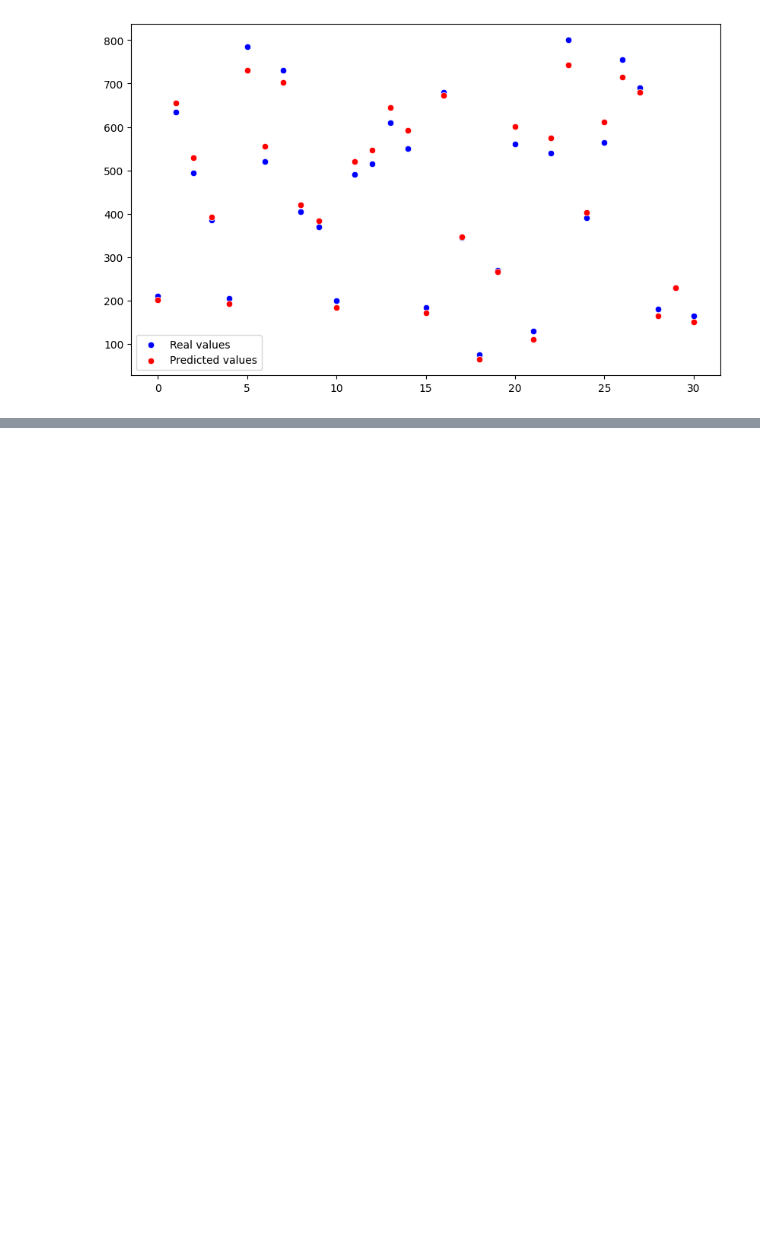
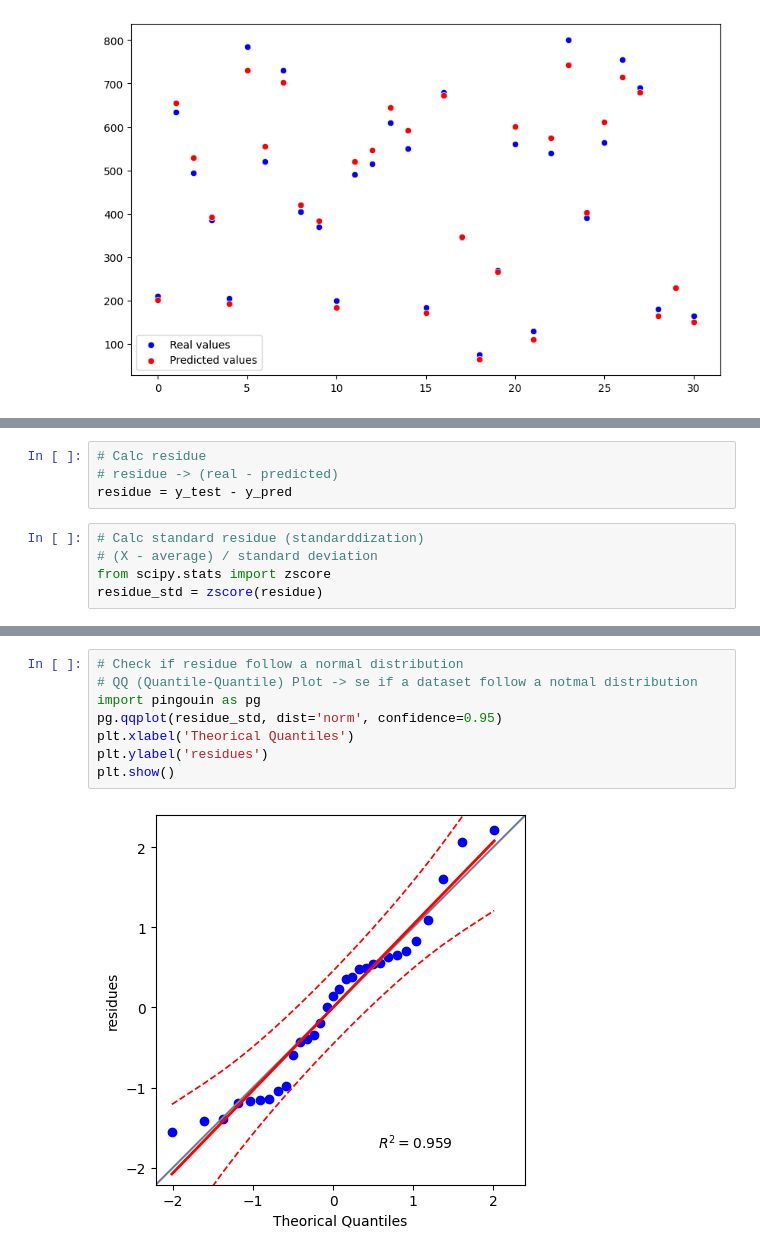
Before and after one commit to Suyannesara/ML_score_prevision, a Jupyter notebook: score_model.ipynb, the cells around one changed output, grey strips where cells are left out. Drawn from its saved outputs; the diff is of its cells as text; blank space fills up the shorter version.

Commit message:
✨ graphical analysis again

```diff
--- a/score_model.ipynb
+++ b/score_model.ipynb
@@ -176,0 +179,9 @@ plt.show()
+# %%
+# Calc residue
+# residue -> (real - predicted)
+residue = y_test - y_pred
+# %%
+# Calc standard residue (standarddization)
+# (X - average) / standard deviation
+from scipy.stats import zscore
+residue_std = zscore(residue)
@@ -176,0 +200,10 @@ plt.show()
+# %%
+# Check if residue follow a normal distribution
+# QQ (Quantile-Quantile) Plot -> se if a dataset follow a notmal distribution
+import pingouin as pg
+pg.qqplot(residue_std, dist='norm', confidence=0.95)
+plt.xlabel('Theorical Quantiles')
+plt.ylabel('residues')
+plt.show()
+# %% [output]
+[figure, added]
```
Also changed, not shown: parts of 2 cells of this notebook.
